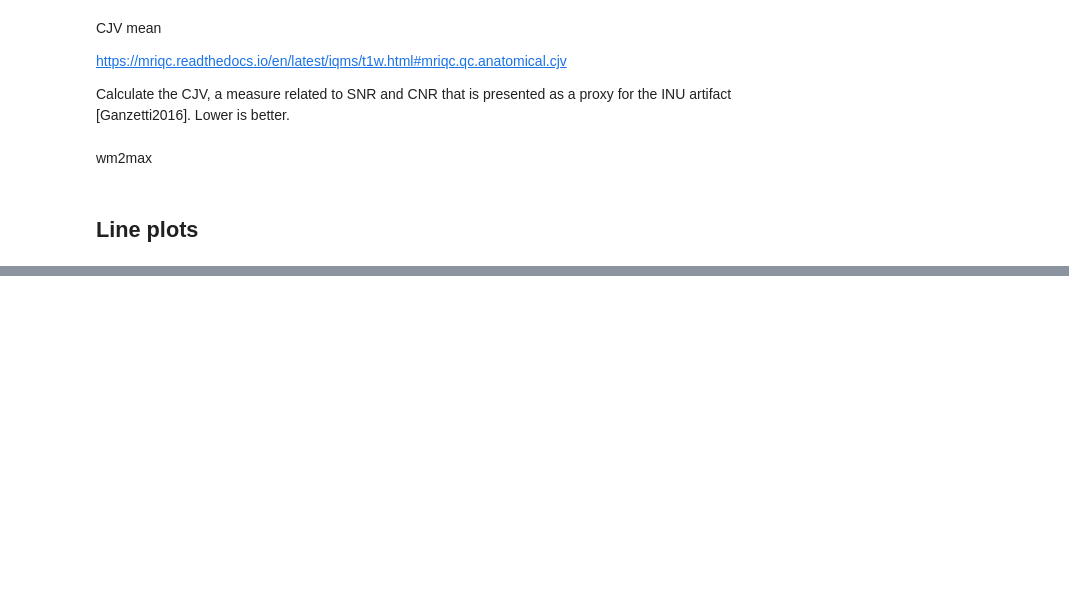
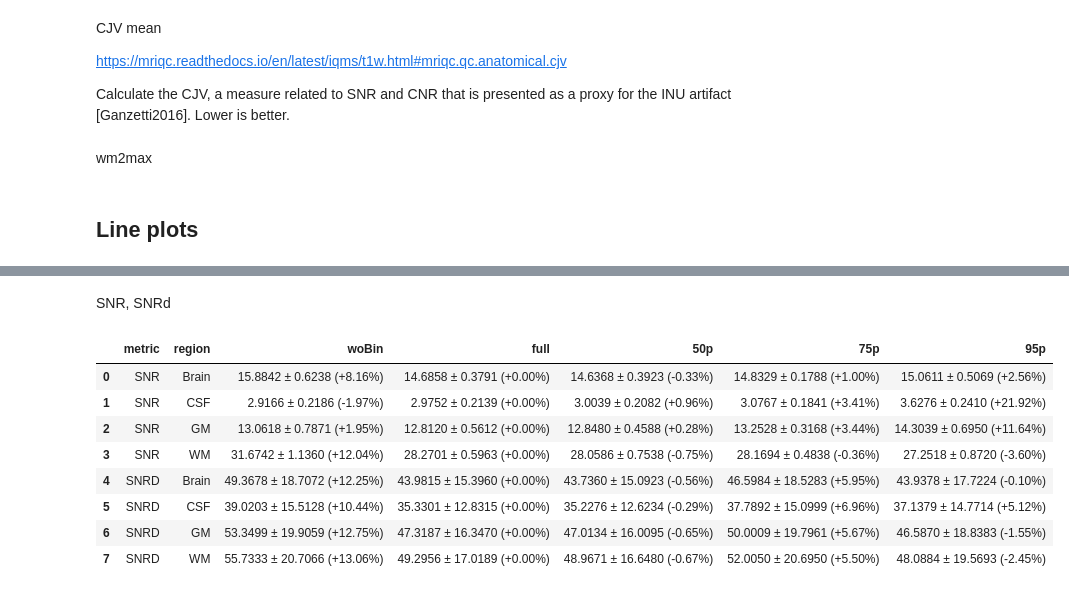
Before and after one commit to MattechLab/MR-EyeTrack, a Jupyter notebook: analysis/mri_qc.ipynb, the cells around one changed output, grey strips where cells are left out. Saved outputs shown, nothing was run; the diff lists cells and outputs as text; code cells hidden in the pictures; blank space fills up the shorter version.

```diff
--- a/analysis/mri_qc.ipynb
+++ b/analysis/mri_qc.ipynb
@@ -1528,0 +1625,80 @@ fig2.show()
+# %% [markdown]
+SNR, SNRd
+# %%
+# Summarize tissue-specific metrics (mean ± std and % change vs 'full') for SNR and SNRD
+import pandas as pd
+import numpy as np
+
+recon_order = ['woBin', 'full', '50p', '75p', '95p']
+tissue_order = ['Whole Volume', 'Brain', 'CSF', 'GM', 'WM']  # include Whole Volume for completeness if present
+
+def summarize_tissue_metric(df, value_col, metric_name, recon_order=recon_order, tissue_order=tissue_order):
+    tables = []
+    for tissue in tissue_order:
+        tissue_df = df[df['mask_region_label'] == tissue]
+        if tissue_df.empty:
+            continue
+
+        summary = tissue_df.groupby(['reconstruction'], observed=True)[value_col].agg(['mean', 'std']).reset_index()
+        if summary.empty:
+            continue
+
+        summary['reconstruction'] = pd.Categorical(summary['reconstruction'], categories=recon_order, ordered=True)
+        summary = summary.sort_values('reconstruction').reset_index(drop=True)
+
+        # reference value: 'full' if present and non-zero, else first available mean
+        full_mean_series = summary.loc[summary['reconstruction'] == 'full', 'mean']
+        if not full_mean_series.empty and full_mean_series.values[0] != 0:
+            full_mean = full_mean_series.values[0]
+        else:
+            full_mean = summary['mean'].iloc[0] if not summary['mean'].empty else np.nan
+
+        if pd.isna(full_mean) or full_mean == 0:
+            summary['perc_change'] = pd.NA
+        else:
+            summary['perc_change'] = (summary['mean'] - full_mean) / full_mean * 100
+
+        summary['formatted'] = summary.apply(
+            lambda row: f"{row['mean']:.4f} ± {row['std']:.4f} ({row['perc_change']:+.2f}%)"
+            if pd.notna(row['perc_change']) else f"{row['mean']:.4f} ± {row['std']:.4f}",
+            axis=1
+        )
+
+        # create row with separate region column
+        row = {'metric': metric_name, 'region': tissue}
+        for col in recon_order:
+            match = summary.loc[summary['reconstruction'] == col, 'formatted']
+            row[col] = match.values[0] if not match.empty else ""
+        tables.append(pd.DataFrame([row]))
+
+    # ensure consistent columns even if empty
+    cols = ['metric', 'region'] + recon_order
+    if tables:
+        result = pd.concat(tables, ignore_index=True)
+        # reindex to ensure column order
+        return result.reindex(columns=cols)
+    else:
+        return pd.DataFrame(columns=cols)
+
+# Generate summaries
+snr_summary = summarize_tissue_metric(df_snr_mean, 'snr', 'SNR')
+snrd_summary = summarize_tissue_metric(df_snrd_mean, 'snrd', 'SNRD')
+
+# Combine or display separately
+pd.set_option('display.max_colwidth', None)
+final_snr_snrd = pd.concat([snr_summary, snrd_summary], ignore_index=True)
+
+# Save table as csv
+final_snr_snrd.to_csv("iqms_summary_table_2.csv", index=False)
+
+final_snr_snrd
+# %% [output]
+|  | metric | region | woBin | full | 50p | 75p | 95p |
+| 0 | SNR | Brain | 15.8842 ± 0.6238 (+8.16%) | 14.6858 ± 0.3791 (+0.00%) | 14.6368 ± 0.3923 (-0.33%) | 14.8329 ± 0.1788 (+1.00%) | 15.0611 ± 0.5069 (+2.56%) |
+| 1 | SNR | CSF | 2.9166 ± 0.2186 (-1.97%) | 2.9752 ± 0.2139 (+0.00%) | 3.0039 ± 0.2082 (+0.96%) | 3.0767 ± 0.1841 (+3.41%) | 3.6276 ± 0.2410 (+21.92%) |
+| 2 | SNR | GM | 13.0618 ± 0.7871 (+1.95%) | 12.8120 ± 0.5612 (+0.00%) | 12.8480 ± 0.4588 (+0.28%) | 13.2528 ± 0.3168 (+3.44%) | 14.3039 ± 0.6950 (+11.64%) |
+| 3 | SNR | WM | 31.6742 ± 1.1360 (+12.04%) | 28.2701 ± 0.5963 (+0.00%) | 28.0586 ± 0.7538 (-0.75%) | 28.1694 ± 0.4838 (-0.36%) | 27.2518 ± 0.8720 (-3.60%) |
+| 4 | SNRD | Brain | 49.3678 ± 18.7072 (+12.25%) | 43.9815 ± 15.3960 (+0.00%) | 43.7360 ± 15.0923 (-0.56%) | 46.5984 ± 18.5283 (+5.95%) | 43.9378 ± 17.7224 (-0.10%) |
+| 5 | SNRD | CSF | 39.0203 ± 15.5128 (+10.44%) | 35.3301 ± 12.8315 (+0.00%) | 35.2276 ± 12.6234 (-0.29%) | 37.7892 ± 15.0999 (+6.96%) | 37.1379 ± 14.7714 (+5.12%) |
+| 6 | SNRD | GM | 53.3499 ± 19.9059 (+12.75%) | 47.3187 ± 16.3470 (+0.00%) | 47.0134 ± 16.0095 (-0.65%) | 50.0009 ± 19.7961 (+5.67%) | 46.5870 ± 18.8383 (-1.55%) |
+| 7 | SNRD | WM | 55.7333 ± 20.7066 (+13.06%) | 49.2956 ± 17.0189 (+0.00%) | 48.9671 ± 16.6480 (-0.67%) | 52.0050 ± 20.6950 (+5.50%) | 48.0884 ± 19.5693 (-2.45%) |
```
Also changed, not shown: parts of 8 cells of this notebook, 7 other files.
